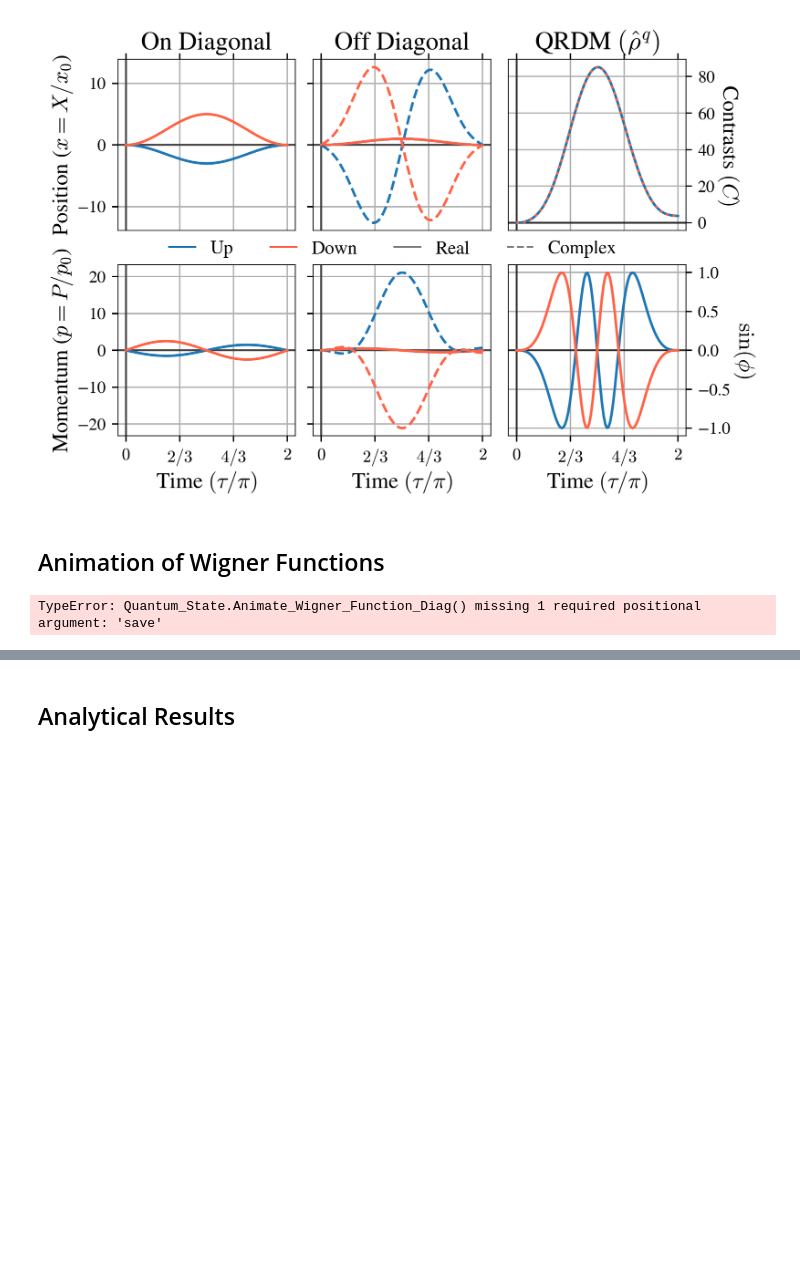
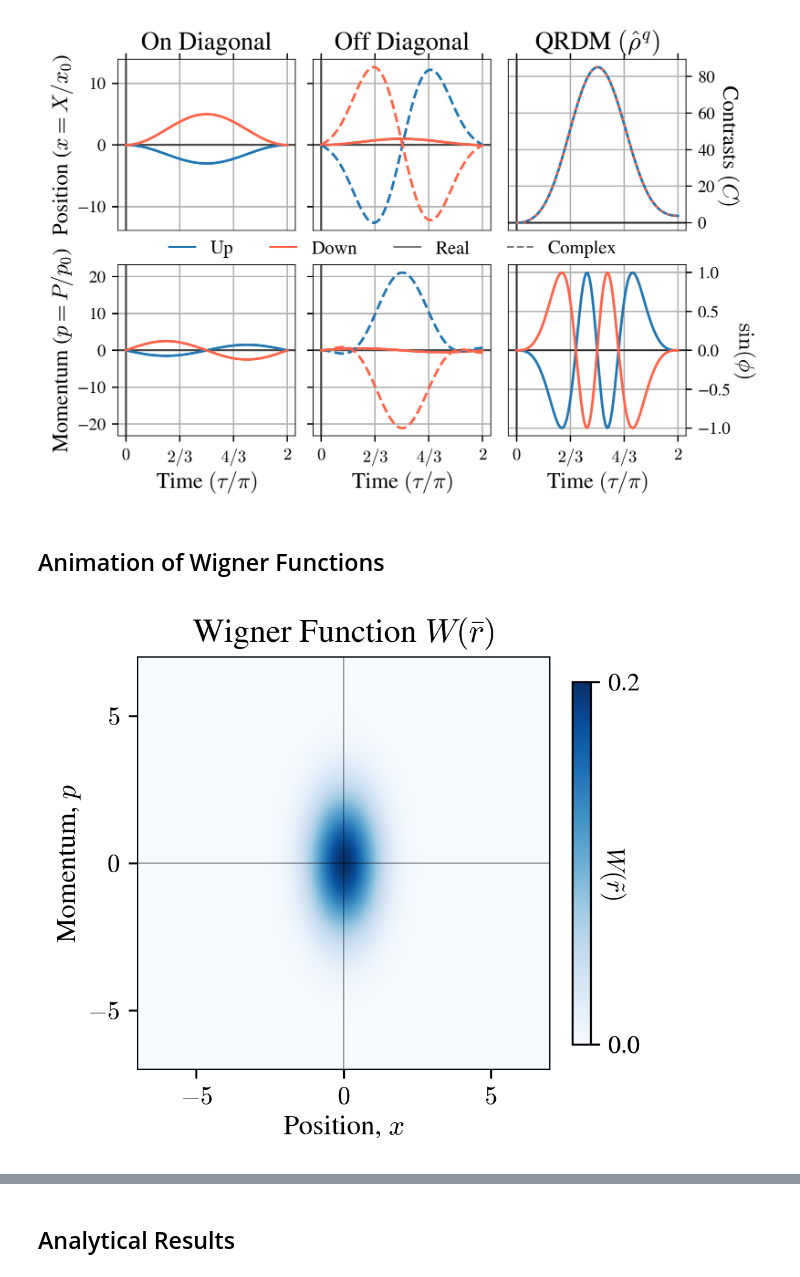
Before and after one commit to LorenzoBracciniUCL/GBCS, a Jupyter notebook: notebooks/Examples_Paper.ipynb, the cells around one changed output, grey strips where cells are left out. Saved outputs shown, nothing was run; the diff lists cells and outputs as text; code cells hidden in the pictures; blank space fills up the shorter version.

```diff
--- a/notebooks/Examples_Paper.ipynb
+++ b/notebooks/Examples_Paper.ipynb
@@ -95,15 +94,15 @@ Initializing a Gaussian State
 # %%
 steps = 101
 mode_number = 0
 time_index = 40
 bar_limits = [0,0.5]
 sigma_para = 0.6
 array_tick = np.linspace(-5,5,3)
 n_frames = len(GCS.t_array)
 
-GCS.Animate_Wigner_Function_Diag(steps, mode_number, sigma_para, array_tick, n_frames, False)
+GCS.Animate_Wigner_Function_Diag(steps, mode_number, sigma_para, array_tick, n_frames, False, False)
 # %% [output]
-TypeError: Quantum_State.Animate_Wigner_Function_Diag() missing 1 required positional argument: 'save'
+[figure, added]
 # %%
 sigma_x = np.array([[0,1],[1,0]])/2
 steps = 101
```
Also changed, not shown: parts of 7 cells of this notebook, 35 other files.
